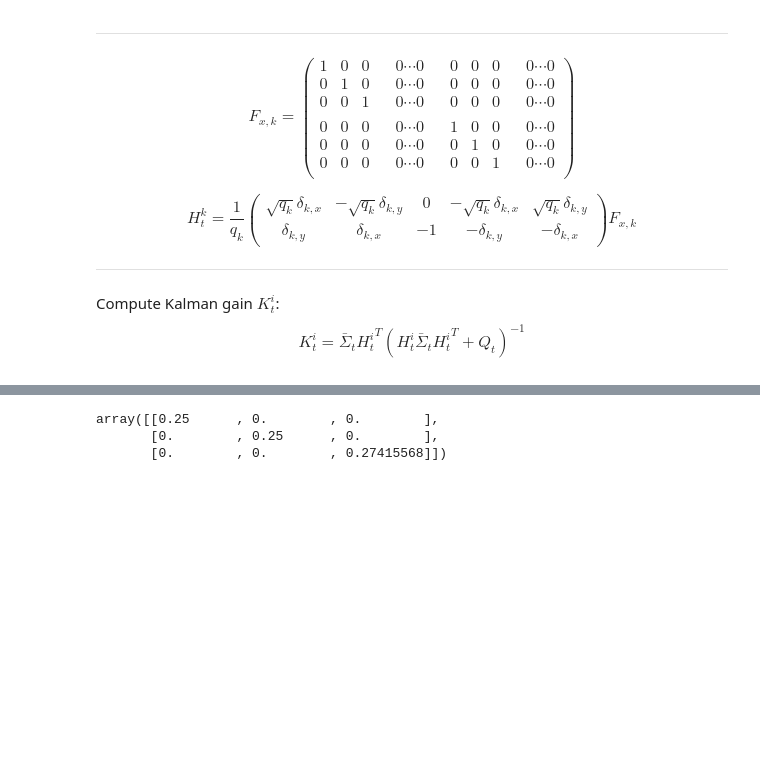
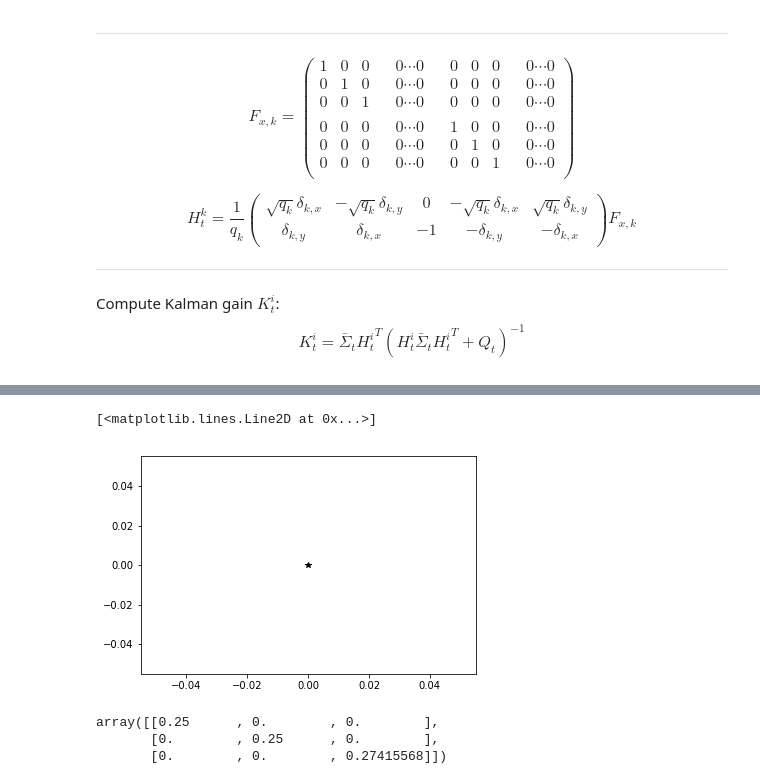
Before and after one commit to chenchen2015/SLAM, a Jupyter notebook: Python/EKF_SLAM.ipynb, the cells around one changed output, grey strips where cells are left out. Saved outputs shown, nothing was run; the diff lists cells and outputs as text; code cells hidden in the pictures; blank space fills up the shorter version.

```diff
--- a/Python/EKF_SLAM.ipynb
+++ b/Python/EKF_SLAM.ipynb
@@ -423,3 +432,8 @@ KeyboardInterrupt:
+# %%
+plt.plot(0, 0, 'k*')
+# %% [output]
+[<matplotlib.lines.Line2D at 0x...>]
+[figure, added]
 # %%
 Q_t = np.diag([0.5, 0.5, np.deg2rad(30.0)])**2
 # %% [output]
```
Also changed, not shown: parts of 3 cells of this notebook.
